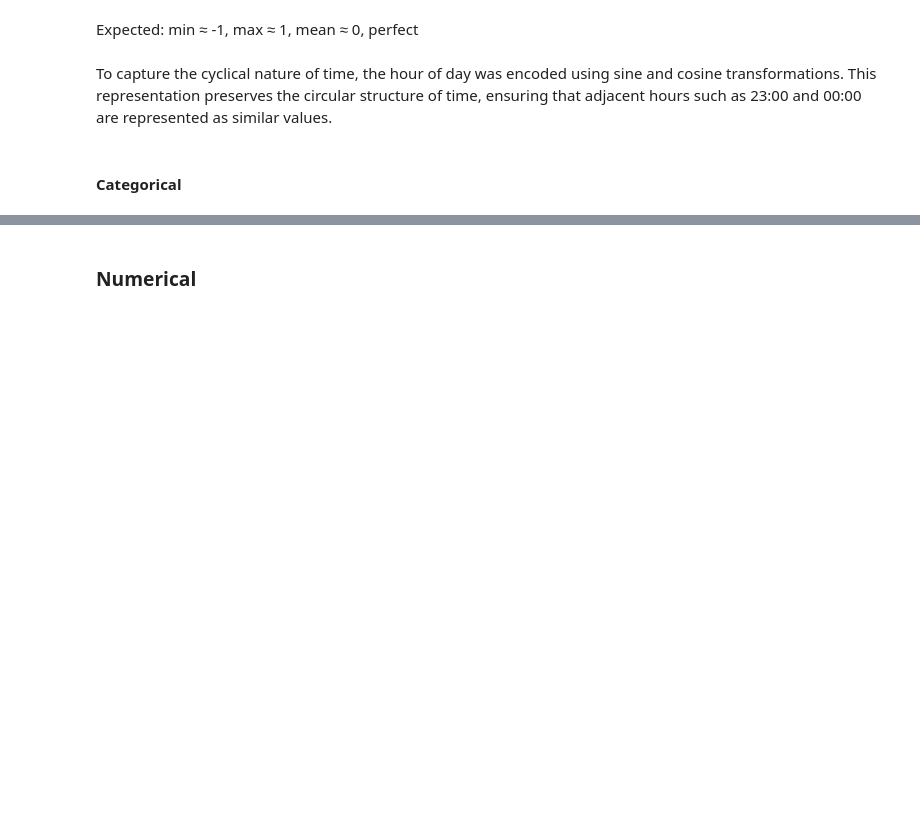
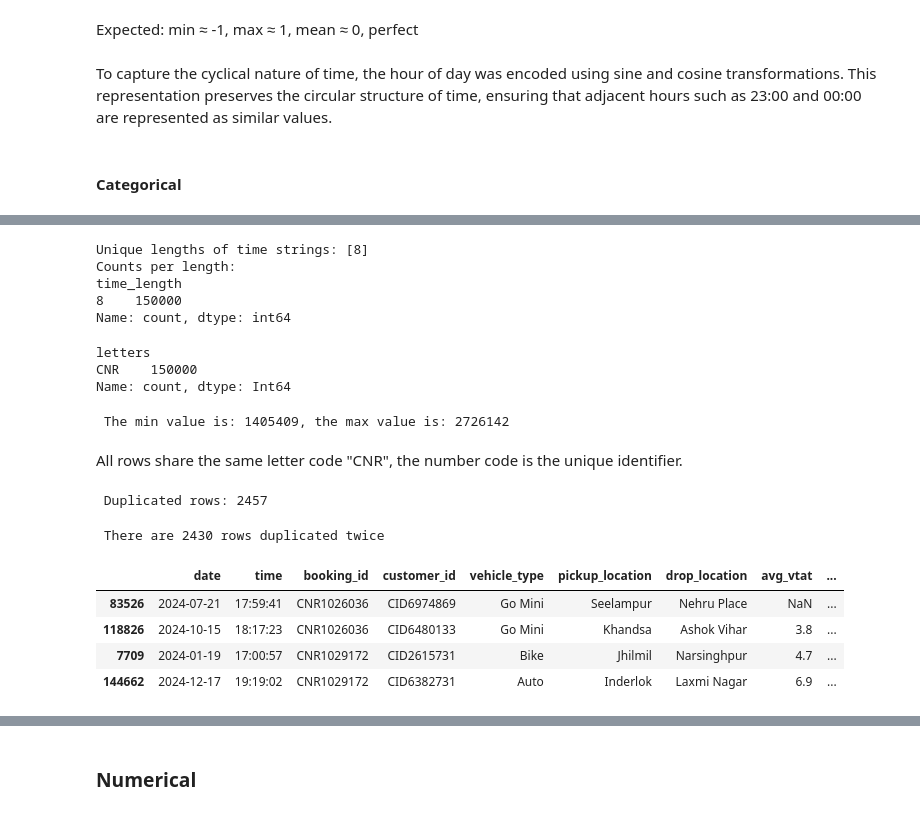
Before and after one commit to amaldu/uber-ride-cancellation-prediction, a Jupyter notebook: uber-analysis/notebooks/04_univar_eda.ipynb, the cells around one changed output, grey strips where cells are left out. Drawn from its saved outputs; the diff is of its cells as text; code cells hidden in the pictures; blank space fills up the shorter version.

```diff
--- a/uber-analysis/notebooks/04_univar_eda.ipynb
+++ b/uber-analysis/notebooks/04_univar_eda.ipynb
@@ -268,2 +413,64 @@ for col in cat_cols:
 # %%
-string_cols = df_typed.select_dtypes(include="string[pyarrow]").columns
+# format check
+
+data['time_length'] = data['time'].str.len()
+print("\nUnique lengths of time strings:", data['time_length'].unique())
+print("Counts per length:")
+print(data['time_length'].value_counts())
+# %% [output]
+Unique lengths of time strings: [8]
+Counts per length:
+time_length
+8    150000
+Name: count, dtype: int64
+# %%
+# what is the letter code in fron of the number? how many do we have?
+import re
+column = "booking_id"
+
+data[["letters", "numbers"]] = data["booking_id"].str.extract(
+    r"([A-Za-z]+)([0-9]+)"
+)
+
+count_letters = data["letters"].value_counts(dropna = False)
+count_numbers = data["numbers"].value_counts(dropna = False)
+
+# are the values in front of the numbers valuable?
+count_letters
+# count_numbers
+# %% [output]
+letters
+CNR    150000
+Name: count, dtype: Int64
+# %%
+# what is the range of the numbers?
+
+count_numbers = count_numbers.astype("int32")
+print(f" The min value is: {count_numbers.idxmin()}, the max value is: {count_numbers.idxmax()}")
+# %% [output]
+ The min value is: 1405409, the max value is: 2726142
+# %% [markdown]
+All rows share the same letter code "CNR", the number code is the unique identifier.
+# %%
+# how many duplicated booking IDs and how many times? why?
+
+pd.set_option("display.max_columns", None)
+duplicates = data[data["booking_id"].duplicated(keep=False)]
+print(f" Duplicated rows: {len(duplicates)}")
+# %% [output]
+ Duplicated rows: 2457
+# %%
+# duplicated twice
+
+counts = data["booking_id"].value_counts()
+ids_duplicated_twice = counts[counts == 2].index
+duplicates_twice = data[data["booking_id"].isin(ids_duplicated_twice)].sort_values(["booking_id", "date", "time"])
+print(f" There are {len(duplicates_twice)} rows duplicated twice")
+duplicates_twice.head(4)
+# %% [output]
+ There are 2430 rows duplicated twice
+|  | date | time | booking_id | customer_id | vehicle_type | pickup_location | drop_location | avg_vtat | ... |
+| 83526 | 2024-07-21 | 17:59:41 | CNR1026036 | CID6974869 | Go Mini | Seelampur | Nehru Place | NaN | ... |
+| 118826 | 2024-10-15 | 18:17:23 | CNR1026036 | CID6480133 | Go Mini | Khandsa | Ashok Vihar | 3.8 | ... |
+| 7709 | 2024-01-19 | 17:00:57 | CNR1029172 | CID2615731 | Bike | Jhilmil | Narsinghpur | 4.7 | ... |
+| 144662 | 2024-12-17 | 19:19:02 | CNR1029172 | CID6382731 | Auto | Inderlok | Laxmi Nagar | 6.9 | ... |
```
Also changed, not shown: parts of 31 cells of this notebook, 2 other files.
